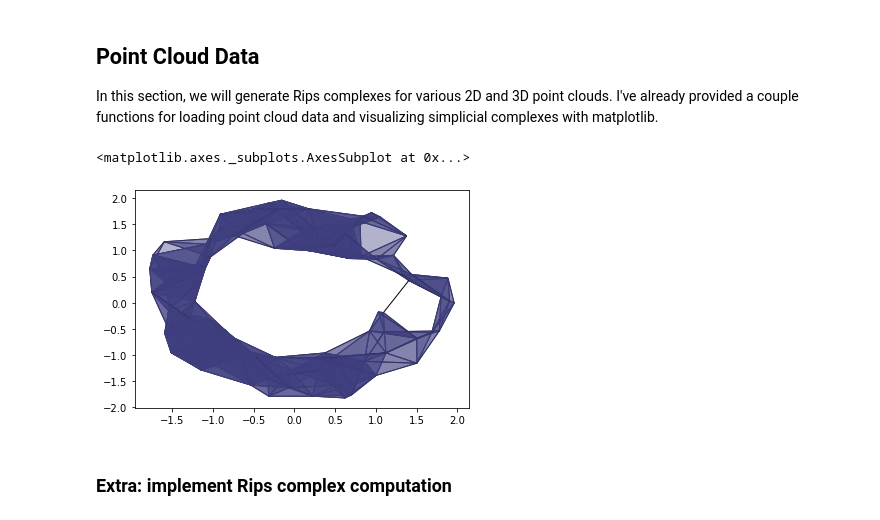
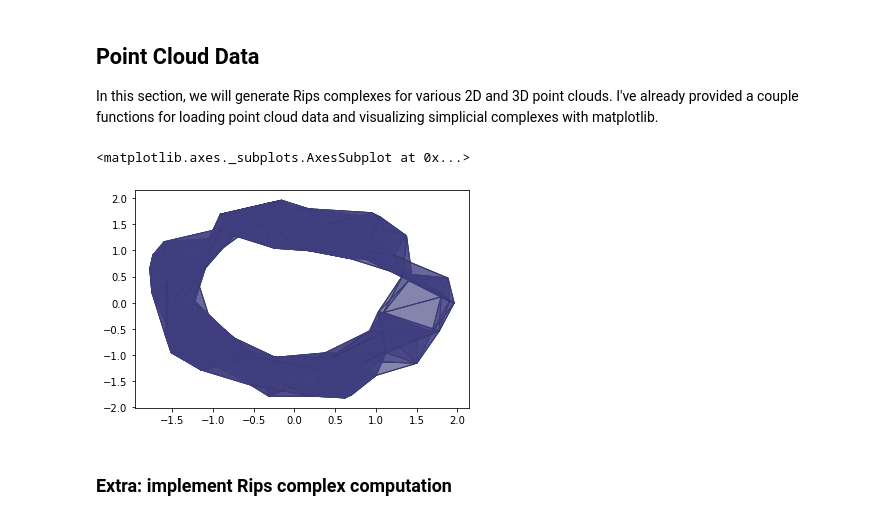
Before and after one commit to WillHoffer/msri-ml-week1, a Jupyter notebook: day-1.ipynb, the cells around one changed output. Drawn from its saved outputs; the diff is of its cells as text; code cells hidden in the pictures.

```diff
--- a/day-1.ipynb
+++ b/day-1.ipynb
@@ -192,19 +192,19 @@ def rips_gudhi(points, radius, max_dimension=2, show=False):
 # %%
 # TODO: Load each of the 2D point clouds and compute the Rips complex for each dataset at various radii
 #       Visualize each Rips complex you generate with `complex_visualizer_PCD`.
 #       Finally, create an animation of the Rips complex at different radii for at least one of the 2D point clouds using `animate_2D`
 
-data = load_pcd("C:/Users/Will/Documents/GitHub/msri-ml-week1/data/sam/msri-data/point-clouds/2D/annulus.npy", show=False)
+data = load_pcd("C:/Users/Will/Documents/GitHub/msri-ml-week1/data/point-clouds/2D/annulus.npy", show=False)
 
-simplex = rips_gudhi(data,0.7,show=True)
+simplex = rips_gudhi(data,0.8,show=True)
 
 fig = plt.figure()
 ax = fig.add_subplot()
 
 complex_visualizer_PCD(data, simplex, ax)
 # %% [output]
 <matplotlib.axes._subplots.AxesSubplot at 0x...>
-[figure, old version]
+[figure, new version]
 # %%
 # TODO: Load each of the 3D point clouds and compute the Rips complex for each dataset at various radii.
 #       Visualize each Rips complex you generate with `complex_visualizer_PCD`.
```
Also changed, not shown: parts of 1 cell of this notebook, 2 other files.
